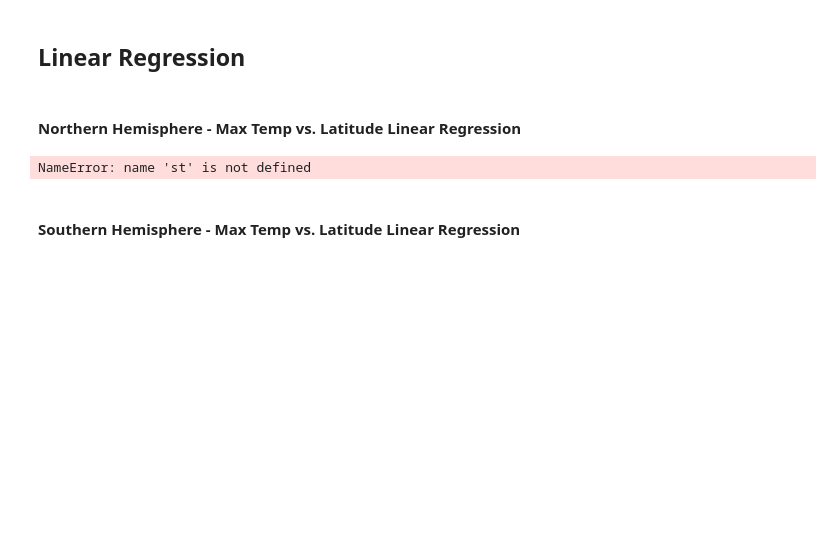
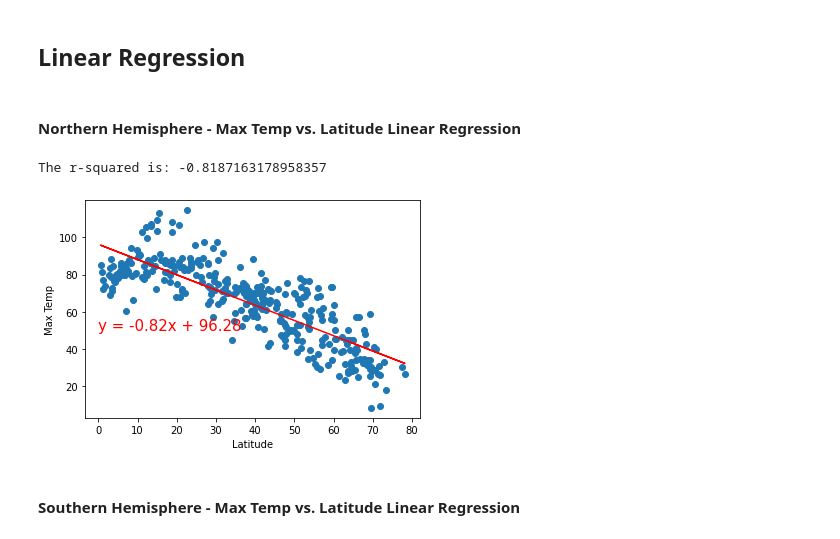
Before and after one commit to Fleming/python-api-challenge, a Jupyter notebook: WeatherPy/WeatherPy.ipynb, the cells around one changed output. Drawn from its saved outputs; the diff is of its cells as text; code cells hidden in the pictures; blank space fills up the shorter version.

Commit message:
first linear regression plot

```diff
--- a/WeatherPy/WeatherPy.ipynb
+++ b/WeatherPy/WeatherPy.ipynb
@@ -297,30 +300,24 @@ southern_hemisphere = cities_df[~mask]
 # %% [markdown]
 ####  Northern Hemisphere - Max Temp vs. Latitude Linear Regression
 # %%
-x_values = northern_hemisphere["Lat"]
-y_values = northern_hemisphere["Temperature"]
+x_values=northern_hemisphere['Lat']
+
+y_values = northern_hemisphere['Temperature']
+
 
 (slope, intercept, rvalue, pvalue, stderr) = linregress(x_values, y_values)
 regress_values = x_values * slope + intercept
 line_eq = "y = " + str(round(slope,2)) + "x + " + str(round(intercept,2))
-correlation = st.pearsonr(x_values, y_values)
-
 plt.scatter(x_values,y_values)
-plt.title('Temperatures at Latitude Positions (Northern Hemisphere)')
 plt.plot(x_values,regress_values,"r-")
-plt.annotate(line_eq,(10,20),fontsize=12,color="red")
+plt.annotate(line_eq,(0,50),fontsize=15,color="red")
 plt.xlabel('Latitude')
-plt.ylabel('Temperature (F)')
-plt.ylim(-5, 100)
-plt.xlim(0, 80)
-plt.minorticks_on()
-plt.grid(which='major', linestyle='-')
-plt.grid(which='minor', linestyle=':')
-plt.tight_layout()
+plt.ylabel('Max Temp')
+print(f"The r-squared is: {rvalue}")
 plt.show()
-plt.savefig("Images/nh_lat_temp_regression.png")
 # %% [output]
-NameError: name 'st' is not defined
+The r-squared is: -0.8187163178958357
+[figure, added]
 # %% [markdown]
 ####  Southern Hemisphere - Max Temp vs. Latitude Linear Regression
 # %% [markdown]
```
Also changed, not shown: parts of 1 cell of this notebook, 1 other file.
